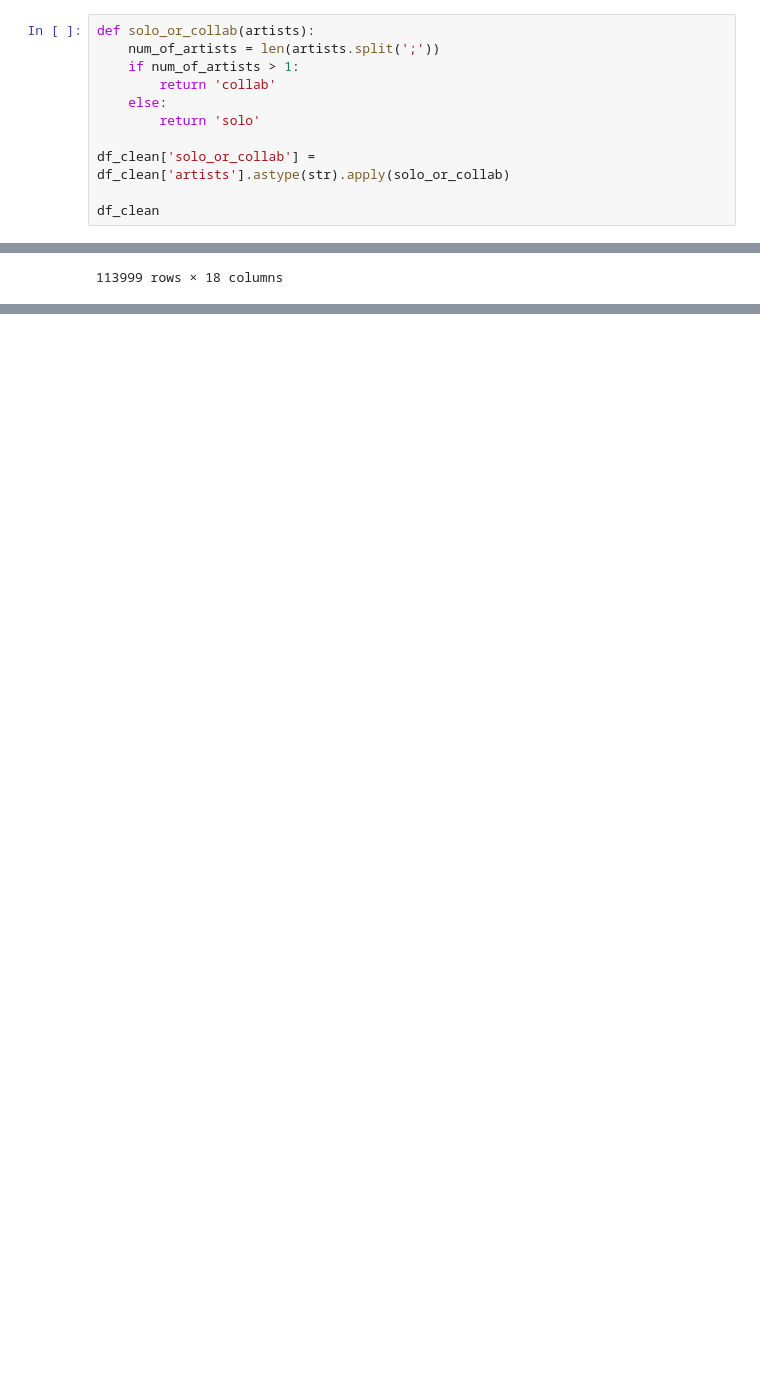
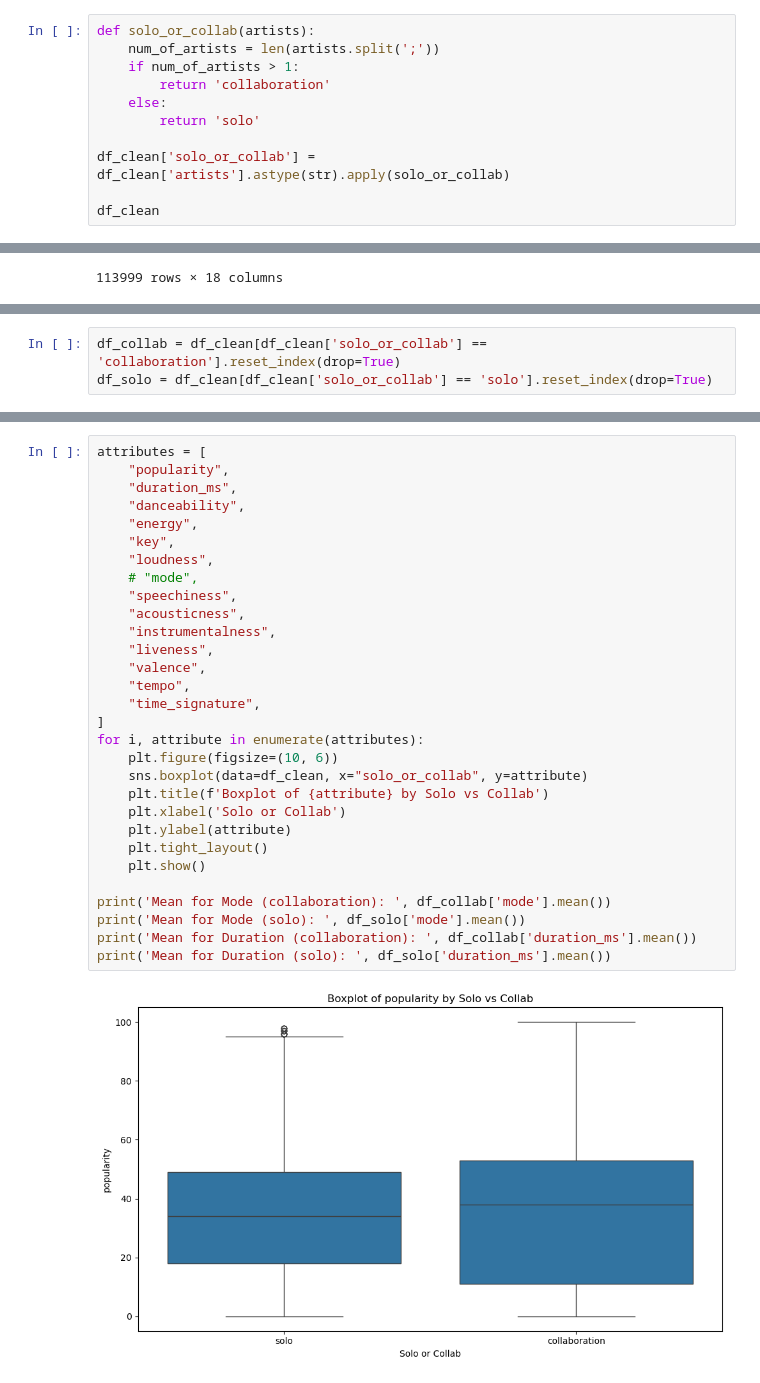
Before and after one commit to FabienThich/Solo-vs-Collab-Music, a Jupyter notebook: main.ipynb, the cells around one changed output, grey strips where cells are left out. Drawn from its saved outputs; the diff is of its cells as text; blank space fills up the shorter version.

```diff
--- a/main.ipynb
+++ b/main.ipynb
@@ -138,7 +138,7 @@ We see that we only have one null value for artist.
 def solo_or_collab(artists):
     num_of_artists = len(artists.split(';'))
     if num_of_artists > 1:
-        return 'collab'
+        return 'collaboration'
     else:
         return 'solo'
 
@@ -163,0 +162,3 @@ df_clean
+# %%
+df_collab = df_clean[df_clean['solo_or_collab'] == 'collaboration'].reset_index(drop=True)
+df_solo = df_clean[df_clean['solo_or_collab'] == 'solo'].reset_index(drop=True)
@@ -163,0 +167,32 @@ df_clean
+# %%
+attributes = [
+    "popularity",
+    "duration_ms",
+    "danceability",
+    "energy",
+    "key",
+    "loudness",
+    # "mode",
+    "speechiness",
+    "acousticness",
+    "instrumentalness",
+    "liveness",
+    "valence",
+    "tempo",
+    "time_signature",
+]
+for i, attribute in enumerate(attributes):
+    plt.figure(figsize=(10, 6))
+    sns.boxplot(data=df_clean, x="solo_or_collab", y=attribute)
+    plt.title(f'Boxplot of {attribute} by Solo vs Collab')
+    plt.xlabel('Solo or Collab')
+    plt.ylabel(attribute)
+    plt.tight_layout()
+    plt.show()
+
+print('Mean for Mode (collaboration): ', df_collab['mode'].mean())
+print('Mean for Mode (solo): ', df_solo['mode'].mean())
+print('Mean for Duration (collaboration): ', df_collab['duration_ms'].mean())
+print('Mean for Duration (solo): ', df_solo['duration_ms'].mean())
+# %% [output]
+[figure, added]
```
Also changed, not shown: parts of 7 cells of this notebook.
